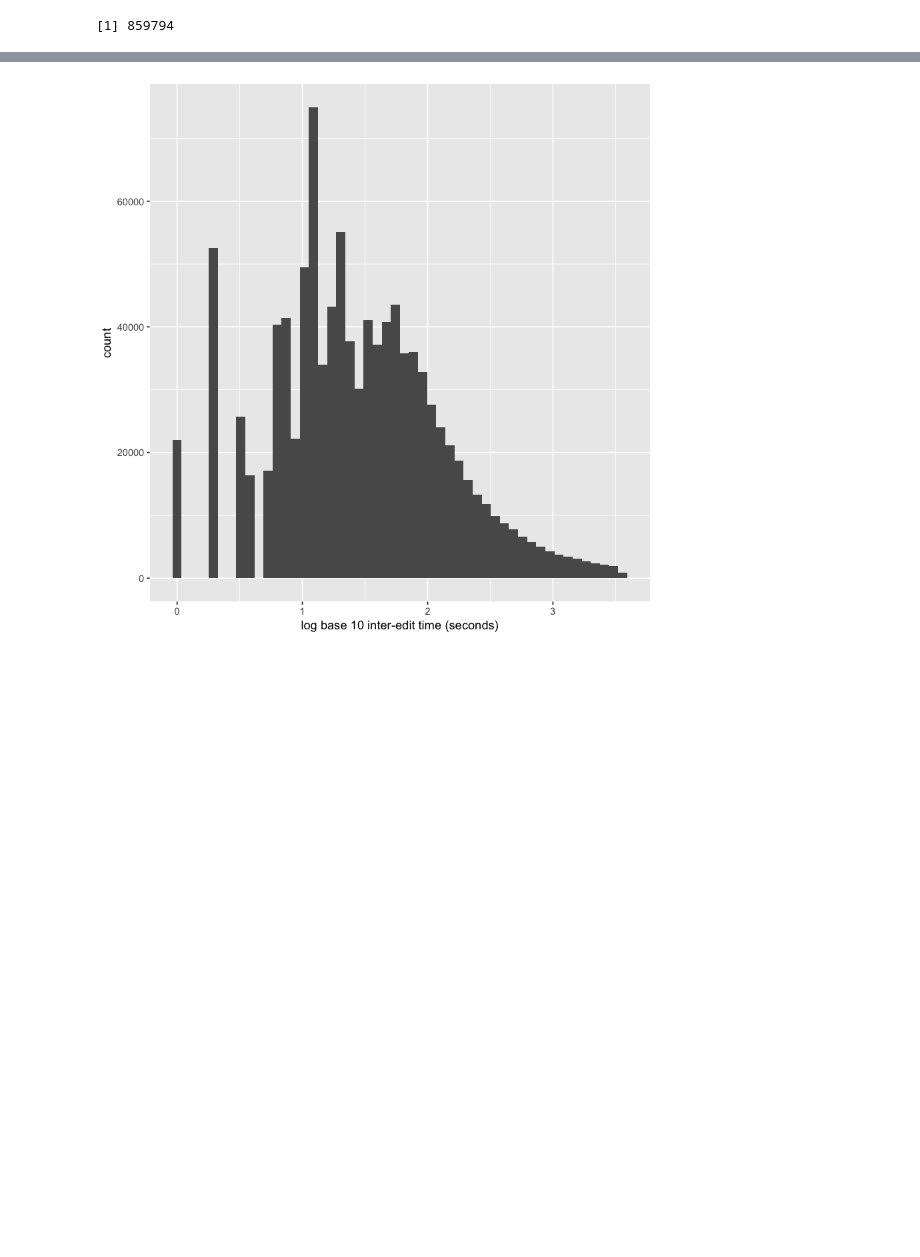
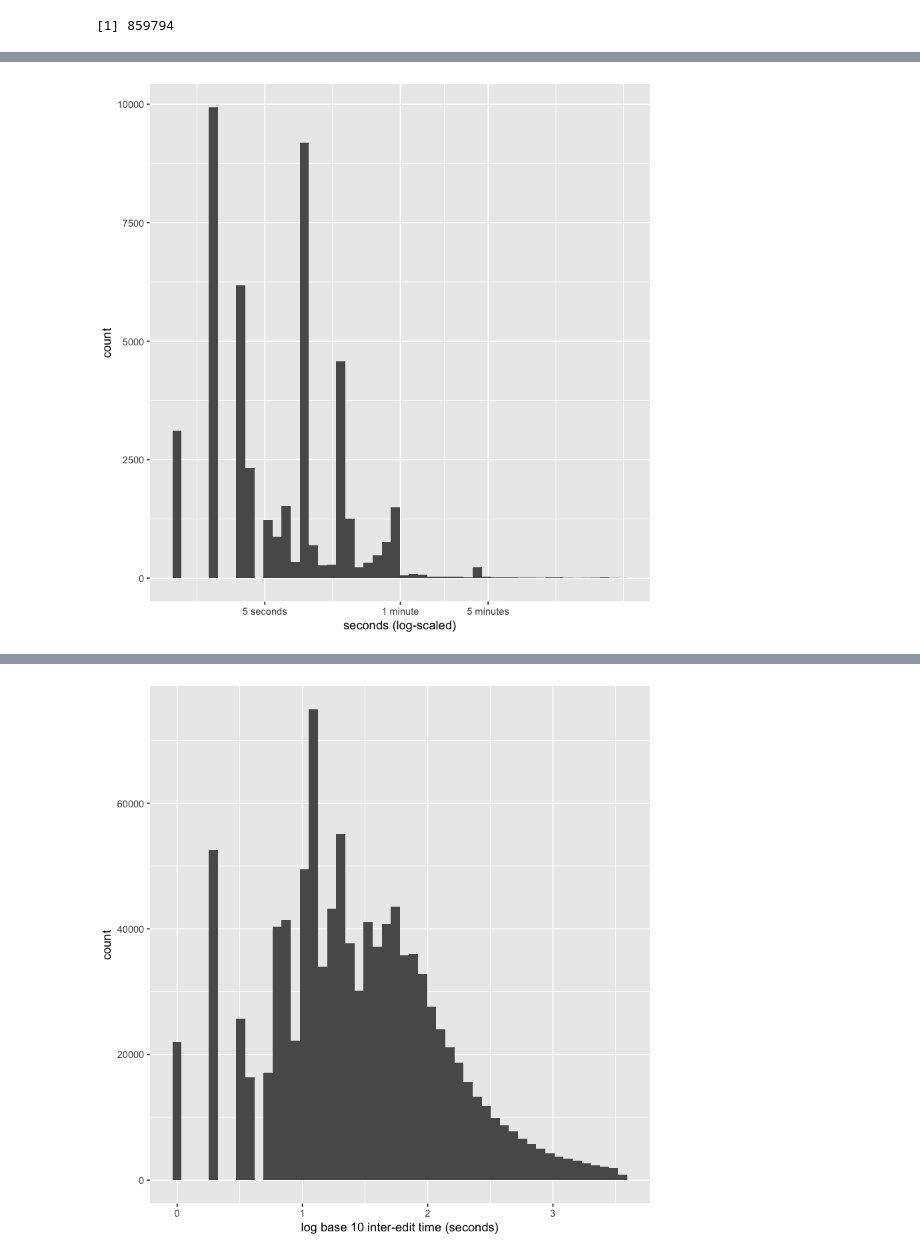
Before and after one commit to hall1467/wikidata_usage_tracking, a Jupyter notebook: jupyter_notebooks/edit_type_analyses/anonymous_user_edit_predictions_inter_edit_timing_I2.ipynb, the cells around one changed output, grey strips where cells are left out. Saved outputs shown, nothing was run; the diff lists cells and outputs as text; code cells hidden in the pictures; blank space fills up the shorter version.

```diff
--- a/jupyter_notebooks/edit_type_analyses/anonymous_user_edit_predictions_inter_edit_timing_I2.ipynb
+++ b/jupyter_notebooks/edit_type_analyses/anonymous_user_edit_predictions_inter_edit_timing_I2.ipynb
@@ -90,12 +90,15 @@ anonymous_edit_session_thresholds_and_edits_recall_point_one_percent = anonymous
 anonymous_edit_session_thresholds_and_edits_recall_10_percent = anonymous_edit_session_thresholds_and_edits[threshold_score < 5.46,]
 anonymous_edit_session_thresholds_and_edits_recall_20_percent = anonymous_edit_session_thresholds_and_edits[threshold_score < 4.01,]
 anonymous_edit_session_thresholds_and_edits_recall_30_percent = anonymous_edit_session_thresholds_and_edits[threshold_score < 3.01,]
+anonymous_edit_session_thresholds_and_edits_recall_30_percent_bots = anonymous_edit_session_thresholds_and_edits[threshold_score >= 3.01,]
 anonymous_edit_session_thresholds_and_edits_recall_40_percent = anonymous_edit_session_thresholds_and_edits[threshold_score < 2.21,]
 anonymous_edit_session_thresholds_and_edits_recall_50_percent = anonymous_edit_session_thresholds_and_edits[threshold_score < 1.41,]
 anonymous_edit_session_thresholds_and_edits_recall_60_percent = anonymous_edit_session_thresholds_and_edits[threshold_score < .66,]
 anonymous_edit_session_thresholds_and_edits_recall_70_percent = anonymous_edit_session_thresholds_and_edits[threshold_score < -.18,]
+anonymous_edit_session_thresholds_and_edits_recall_70_percent_bots = anonymous_edit_session_thresholds_and_edits[threshold_score >= -.18,]
 anonymous_edit_session_thresholds_and_edits_recall_80_percent = anonymous_edit_session_thresholds_and_edits[threshold_score < -1.18,]
 anonymous_edit_session_thresholds_and_edits_recall_90_percent = anonymous_edit_session_thresholds_and_edits[threshold_score < -2.39,]
+anonymous_edit_session_thresholds_and_edits_recall_90_percent_bots = anonymous_edit_session_thresholds_and_edits[threshold_score >= -2.39,]
 anonymous_edit_session_thresholds_and_edits_recall_100_percent = anonymous_edit_session_thresholds_and_edits[threshold_score < -5.25,]
 # %%
 nrow(anonymous_edit_session_thresholds_and_edits)
@@ -125,0 +143,7 @@ nrow(anonymous_edit_session_thresholds_and_edits_recall_100_percent)
+# %%
+ggplot(anonymous_edit_session_thresholds_and_edits_recall_30_percent_bots, aes(x=log_inter_edit)) +
+geom_histogram(bins=50) +
+labs(x="seconds (log-scaled)") +
+scale_x_continuous(breaks=log10(c(5,60,300)),labels=c("5 seconds","1 minute","5 minutes"));
+# %% [output]
+[figure, added]
```
Also changed, not shown: parts of 6 cells of this notebook.
